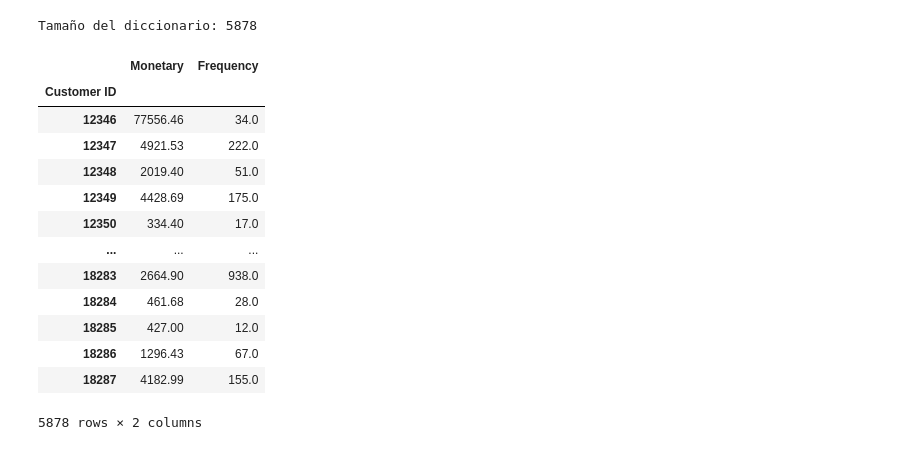
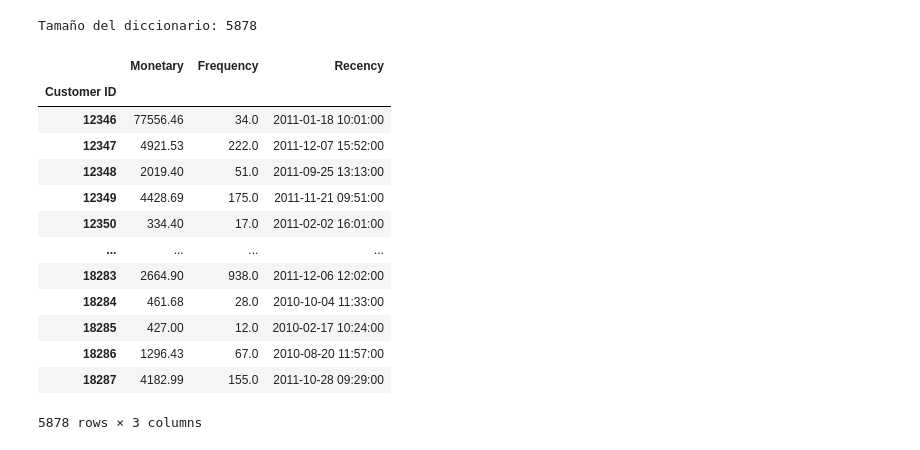
Before and after one commit to AmaKings9/online-retail-customer-analysis, a Jupyter notebook: notebooks/03_eda.ipynb, the cells around one changed output. Cells and saved outputs as stored; diff of their text form; code cells hidden in the pictures.

Commit message:
Add recency calculation for eda

```diff
--- a/notebooks/03_eda.ipynb
+++ b/notebooks/03_eda.ipynb
@@ -263,23 +263,3 @@ for customer_id in df['Customer ID']:
 print(f"Tamaño del diccionario: {len(transactions_count)}")
 # %% [output]
 Tamaño del diccionario: 5878
-# %%
-for key in transactions_count.keys():
-    df_rfm_metrics.at[key, 'Frequency'] = transactions_count[key]
-
-df_rfm_metrics
-# %% [output]
-|  | Monetary | Frequency |
-| Customer ID |  |  |
-| 12346 | 77556.46 | 34.0 |
-| 12347 | 4921.53 | 222.0 |
-| 12348 | 2019.40 | 51.0 |
-| 12349 | 4428.69 | 175.0 |
-| 12350 | 334.40 | 17.0 |
-| ... | ... | ... |
-| 18283 | 2664.90 | 938.0 |
-| 18284 | 461.68 | 28.0 |
-| 18285 | 427.00 | 12.0 |
-| 18286 | 1296.43 | 67.0 |
-| 18287 | 4182.99 | 155.0 |
-5878 rows × 2 columns
@@ -285,0 +271,22 @@ df_rfm_metrics
+# %%
+series_recent_transactions = df.groupby('Customer ID')['InvoiceDate'].max()
+
+for customer_id in df_rfm_metrics.index.to_list():
+    df_rfm_metrics.at[customer_id, 'Recency'] = series_recent_transactions[customer_id]
+
+df_rfm_metrics
+# %% [output]
+|  | Monetary | Frequency | Recency |
+| Customer ID |  |  |  |
+| 12346 | 77556.46 | 34.0 | 2011-01-18 10:01:00 |
+| 12347 | 4921.53 | 222.0 | 2011-12-07 15:52:00 |
+| 12348 | 2019.40 | 51.0 | 2011-09-25 13:13:00 |
+| 12349 | 4428.69 | 175.0 | 2011-11-21 09:51:00 |
+| 12350 | 334.40 | 17.0 | 2011-02-02 16:01:00 |
+| ... | ... | ... | ... |
+| 18283 | 2664.90 | 938.0 | 2011-12-06 12:02:00 |
+| 18284 | 461.68 | 28.0 | 2010-10-04 11:33:00 |
+| 18285 | 427.00 | 12.0 | 2010-02-17 10:24:00 |
+| 18286 | 1296.43 | 67.0 | 2010-08-20 11:57:00 |
+| 18287 | 4182.99 | 155.0 | 2011-10-28 09:29:00 |
+5878 rows × 3 columns
```
Also changed, not shown: parts of 1 cell of this notebook.
